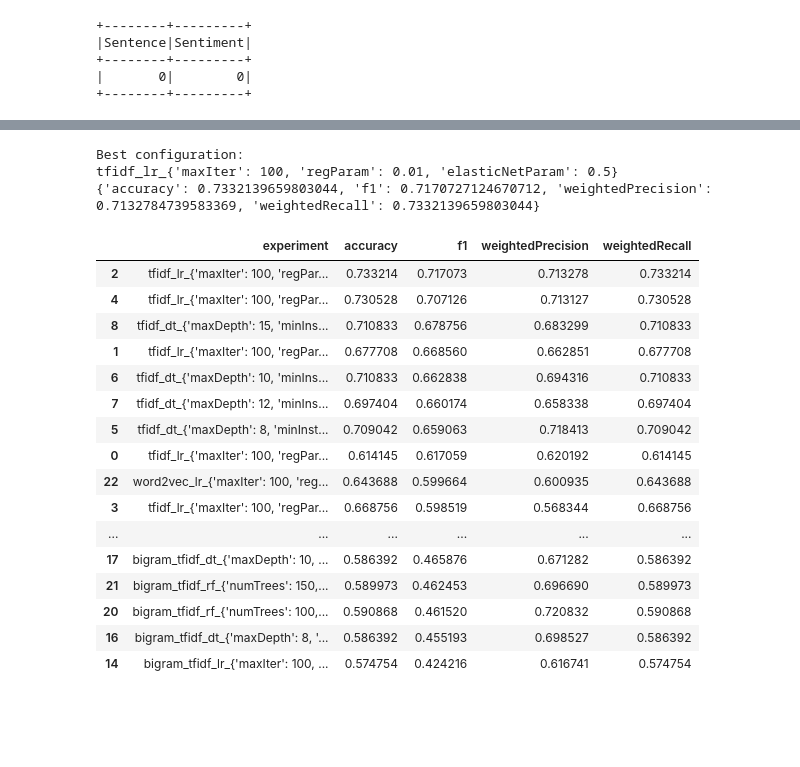
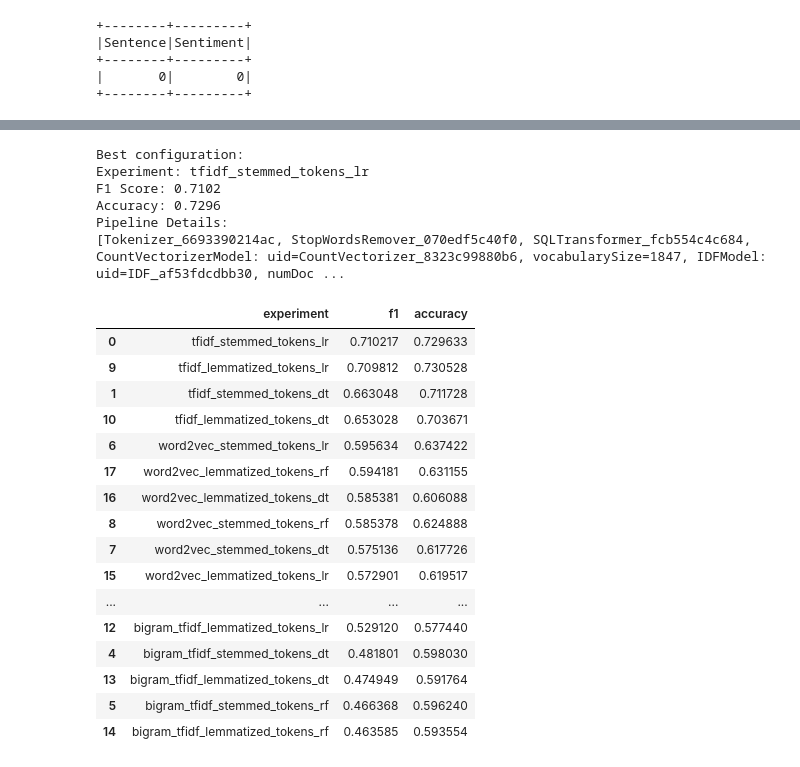
Before and after one commit to vesc0/big-data-ml, a Jupyter notebook: Big-Data-2.ipynb, the cells around one changed output, grey strips where cells are left out. Drawn from its saved outputs; the diff is of its cells as text; code cells hidden in the pictures; blank space fills up the shorter version.

Commit message:
update pipeline

```diff
--- a/Big-Data-2.ipynb
+++ b/Big-Data-2.ipynb
@@ -17,4 +8,4 @@ To adjust logging level use sc.setLogLevel(newLevel). For SparkR, use setLogLeve
 # %%
-data = sc.read.csv("data.csv", header=True, inferSchema=True)
-data.show()
+data = sc.read.csv("data.csv", header=True, inferSchema=True, quote='"', escape='"')
+data.show(truncate=80)
 # %% [output]
@@ -65,6 +54,0 @@ data.groupBy("sentiment").count().show()
-# %%
-valid_labels = ["positive", "neutral", "negative"]
-
-data = data.filter(col("Sentiment").isin(valid_labels))
-
-data.groupBy("Sentiment").count().show()
@@ -442,43 +457,50 @@ Running word2vec_rf_{'numTrees': 150, 'maxDepth': 12, 'featureSubsetStrategy': '
 # %%
-best_model = max(all_results.items(), key=lambda x: x[1]["f1"])
+# Output the best overall model
+best_experiment = max(results_table, key=lambda x: x["f1"])
 
 print("Best configuration:")
-print(best_model[0])
-print(best_model[1])
+print("Experiment:", best_experiment["experiment"])
+print(f"F1 Score: {best_experiment['f1']:.4f}")
+print(f"Accuracy: {best_experiment['accuracy']:.4f}")
+print("Pipeline Details:")
+print(best_experiment["best_model"].stages)
 # %% [output]
 Best configuration:
-tfidf_lr_{'maxIter': 100, 'regParam': 0.01, 'elasticNetParam': 0.5}
-{'accuracy': 0.7332139659803044, 'f1': 0.7170727124670712, 'weightedPrecision': 0.7132784739583369, 'weightedRecall': 0.7332139659803044}
+Experiment: tfidf_stemmed_tokens_lr
+F1 Score: 0.7102
+Accuracy: 0.7296
+Pipeline Details:
+[Tokenizer_6693390214ac, StopWordsRemover_070edf5c40f0, SQLTransformer_fcb554c4c684, CountVectorizerModel: uid=CountVectorizer_8323c99880b6, vocabularySize=1847, IDFModel: uid=IDF_af53fdcdbb30, numDoc ...
 # %%
 import pandas as pd
 
-results_table = []
+# Creating a clean DataFrame containing the results
+clean_results = [
+    {"experiment": r["experiment"], "f1": r["f1"], "accuracy": r["accuracy"]}
+    for r in results_table
+]
 
-for name, metrics in all_results.items():
-    row = {"experiment": name}
-    row.update(metrics)
-    results_table.append(row)
-
-results_df = pd.DataFrame(results_table)
-results_df.sort_values(by="f1", ascending=False)
+results_df = pd.DataFrame(clean_results)
+results_df = results_df.sort_values(by="f1", ascending=False)
+results_df
 # %% [output]
-|  | experiment | accuracy | f1 | weightedPrecision | weightedRecall |
-| 2 | tfidf_lr_{'maxIter': 100, 'regPar... | 0.733214 | 0.717073 | 0.713278 | 0.733214 |
-| 4 | tfidf_lr_{'maxIter': 100, 'regPar... | 0.730528 | 0.707126 | 0.713127 | 0.730528 |
-| 8 | tfidf_dt_{'maxDepth': 15, 'minIns... | 0.710833 | 0.678756 | 0.683299 | 0.710833 |
-| 1 | tfidf_lr_{'maxIter': 100, 'regPar... | 0.677708 | 0.668560 | 0.662851 | 0.677708 |
-| 6 | tfidf_dt_{'maxDepth': 10, 'minIns... | 0.710833 | 0.662838 | 0.694316 | 0.710833 |
-| 7 | tfidf_dt_{'maxDepth': 12, 'minIns... | 0.697404 | 0.660174 | 0.658338 | 0.697404 |
-| 5 | tfidf_dt_{'maxDepth': 8, 'minInst... | 0.709042 | 0.659063 | 0.718413 | 0.709042 |
-| 0 | tfidf_lr_{'maxIter': 100, 'regPar... | 0.614145 | 0.617059 | 0.620192 | 0.614145 |
-| 22 | word2vec_lr_{'maxIter': 100, 'reg... | 0.643688 | 0.599664 | 0.600935 | 0.643688 |
-| 3 | tfidf_lr_{'maxIter': 100, 'regPar... | 0.668756 | 0.598519 | 0.568344 | 0.668756 |
-| ... | ... | ... | ... | ... | ... |
-| 17 | bigram_tfidf_dt_{'maxDepth': 10, ... | 0.586392 | 0.465876 | 0.671282 | 0.586392 |
-| 21 | bigram_tfidf_rf_{'numTrees': 150,... | 0.589973 | 0.462453 | 0.696690 | 0.589973 |
-| 20 | bigram_tfidf_rf_{'numTrees': 100,... | 0.590868 | 0.461520 | 0.720832 | 0.590868 |
-| 16 | bigram_tfidf_dt_{'maxDepth': 8, '... | 0.586392 | 0.455193 | 0.698527 | 0.586392 |
-| 14 | bigram_tfidf_lr_{'maxIter': 100, ... | 0.574754 | 0.424216 | 0.616741 | 0.574754 |
+|  | experiment | f1 | accuracy |
+| 0 | tfidf_stemmed_tokens_lr | 0.710217 | 0.729633 |
+| 9 | tfidf_lemmatized_tokens_lr | 0.709812 | 0.730528 |
+| 1 | tfidf_stemmed_tokens_dt | 0.663048 | 0.711728 |
+| 10 | tfidf_lemmatized_tokens_dt | 0.653028 | 0.703671 |
+| 6 | word2vec_stemmed_tokens_lr | 0.595634 | 0.637422 |
+| 17 | word2vec_lemmatized_tokens_rf | 0.594181 | 0.631155 |
+| 16 | word2vec_lemmatized_tokens_dt | 0.585381 | 0.606088 |
+| 8 | word2vec_stemmed_tokens_rf | 0.585378 | 0.624888 |
+| 7 | word2vec_stemmed_tokens_dt | 0.575136 | 0.617726 |
+| 15 | word2vec_lemmatized_tokens_lr | 0.572901 | 0.619517 |
+| ... | ... | ... | ... |
+| 12 | bigram_tfidf_lemmatized_tokens_lr | 0.529120 | 0.577440 |
+| 4 | bigram_tfidf_stemmed_tokens_dt | 0.481801 | 0.598030 |
+| 13 | bigram_tfidf_lemmatized_tokens_dt | 0.474949 | 0.591764 |
+| 5 | bigram_tfidf_stemmed_tokens_rf | 0.466368 | 0.596240 |
+| 14 | bigram_tfidf_lemmatized_tokens_rf | 0.463585 | 0.593554 |
 # %% [markdown]
 Interpretacija rezultata
 
```
Also changed, not shown: parts of 22 cells of this notebook.
